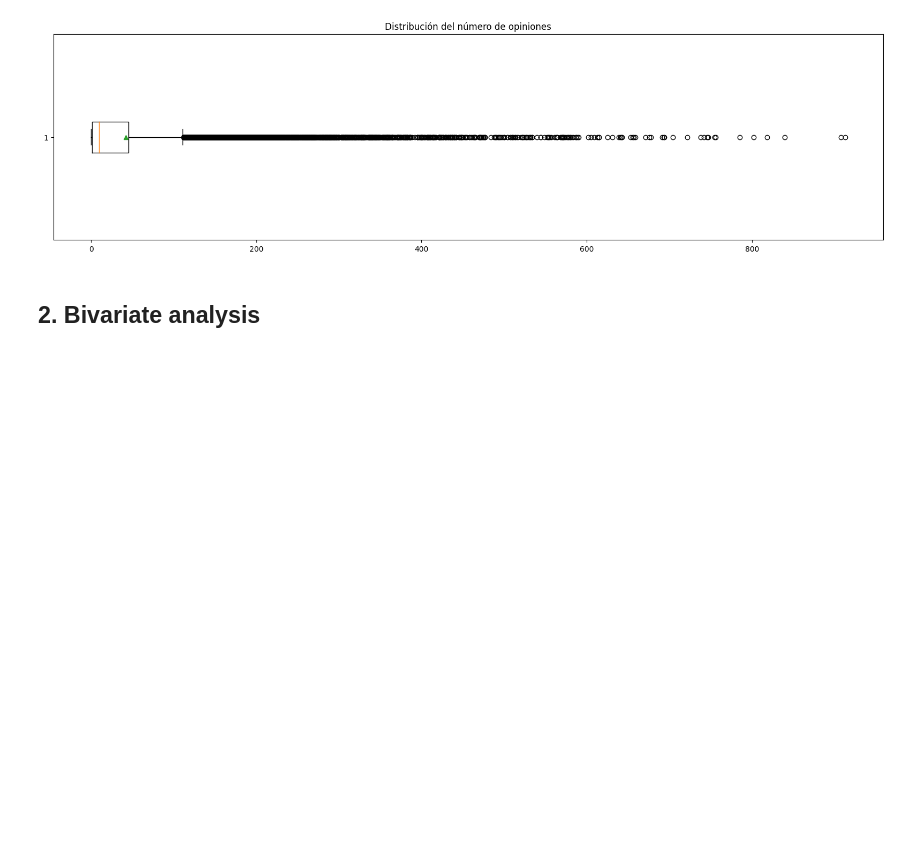
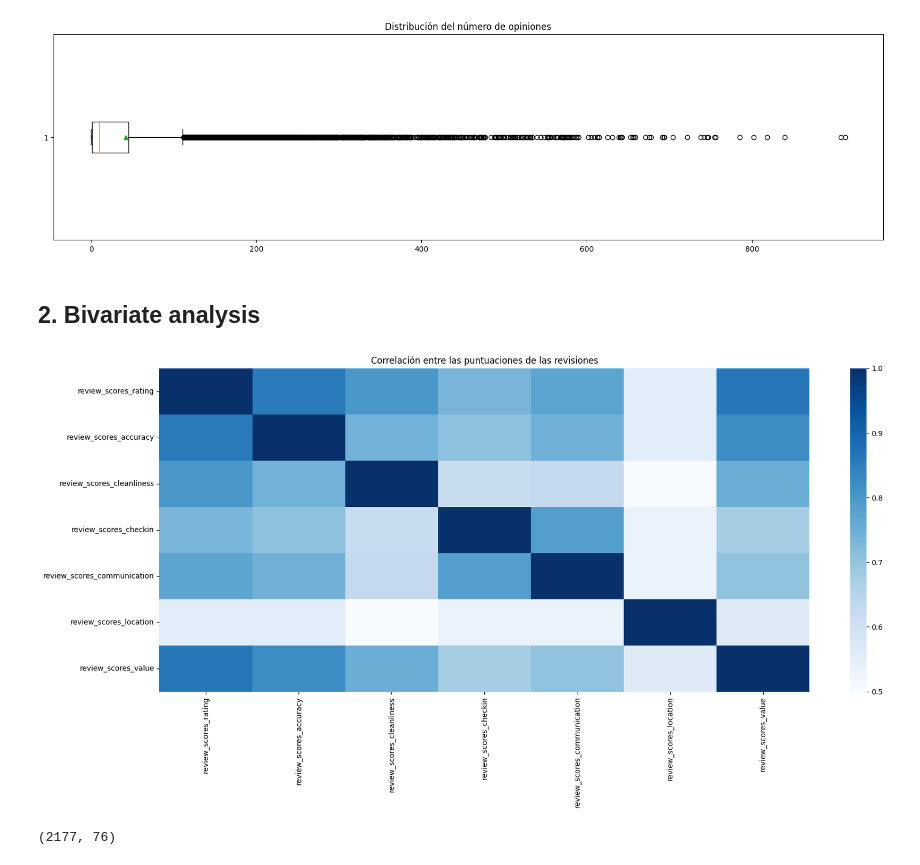
Before and after one commit to Jucavilav/Ciencia-de-datos, a Jupyter notebook: JuanCarlosAvila.ipynb, the cells around one changed output. Saved outputs shown, nothing was run; the diff lists cells and outputs as text; code cells hidden in the pictures; blank space fills up the shorter version.

```diff
--- a/JuanCarlosAvila.ipynb
+++ b/JuanCarlosAvila.ipynb
@@ -172,3 +172,22 @@ plt.show()
 [figure]
 # %% [markdown]
 ## 2. Bivariate analysis
+# %%
+# Mapa de calor de correlación entre las puntuaciones de revision
+plt.figure(figsize=(20, 8))
+sns.heatmap(
+    listings_df[["review_scores_rating", "review_scores_accuracy", "review_scores_cleanliness", "review_scores_checkin", "review_scores_communication", "review_scores_location", "review_scores_value"]].corr(),
+    vmin=0.5, vmax=1,
+    cmap="Blues"
+)
+plt.title("Correlación entre las puntuaciones de las revisiones")
+plt.show()
+# %% [output]
+[figure, added]
+# %%
+# Para conjuntos de datos grandes, algunas visualizaciones son ineficaces cuando se intenta representar instancias individuales
+# Una estrategia ingenua es utilizar solo una muestra aleatoria para visualizar
+listings_sample_df =  listings_df.loc[listings_df["price_float"] <= (q3 + 1.5 * iqr)].sample(frac=0.1)
+listings_sample_df.shape
+# %% [output]
+(2177, 76)
```
Also changed, not shown: parts of 5 cells of this notebook.
